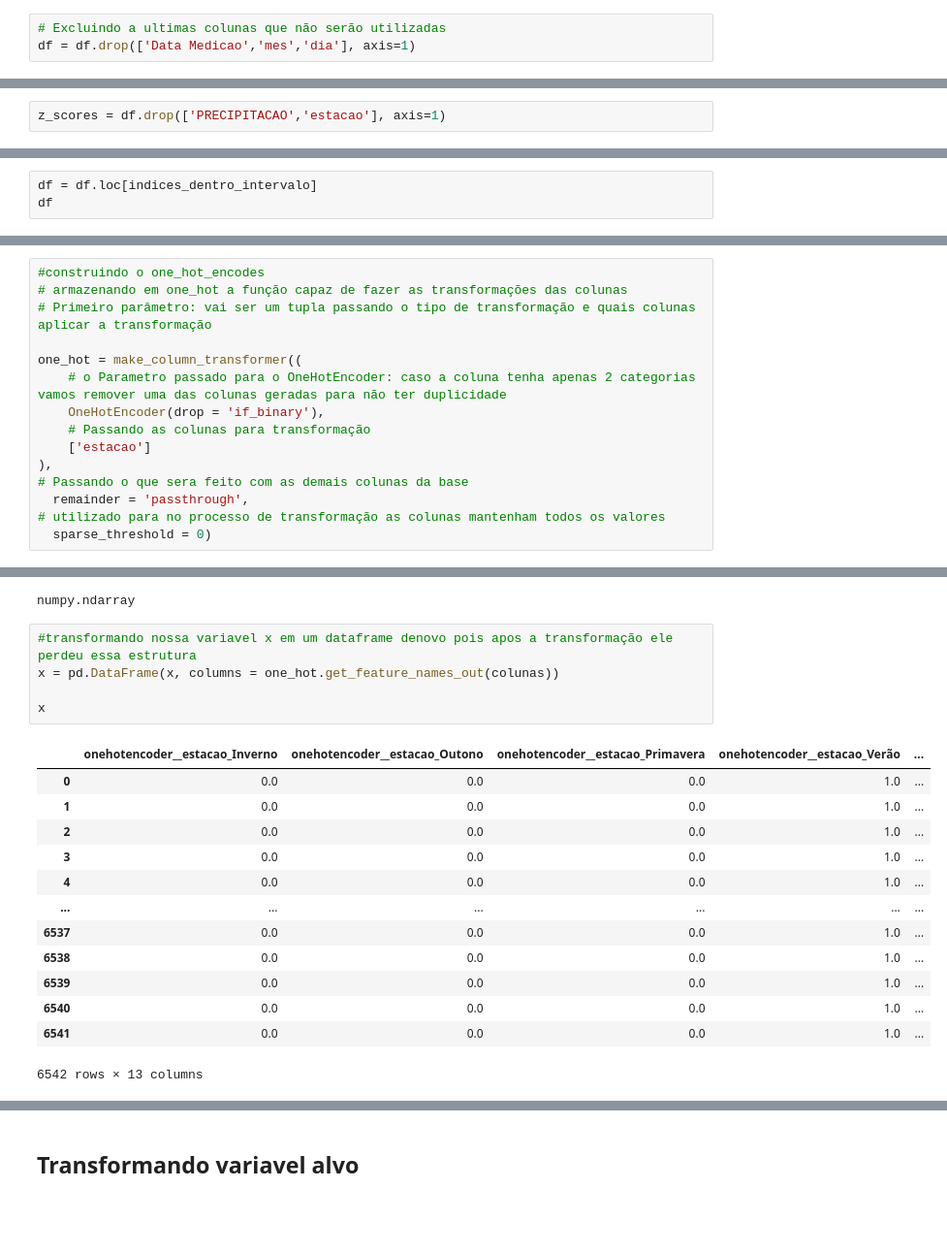
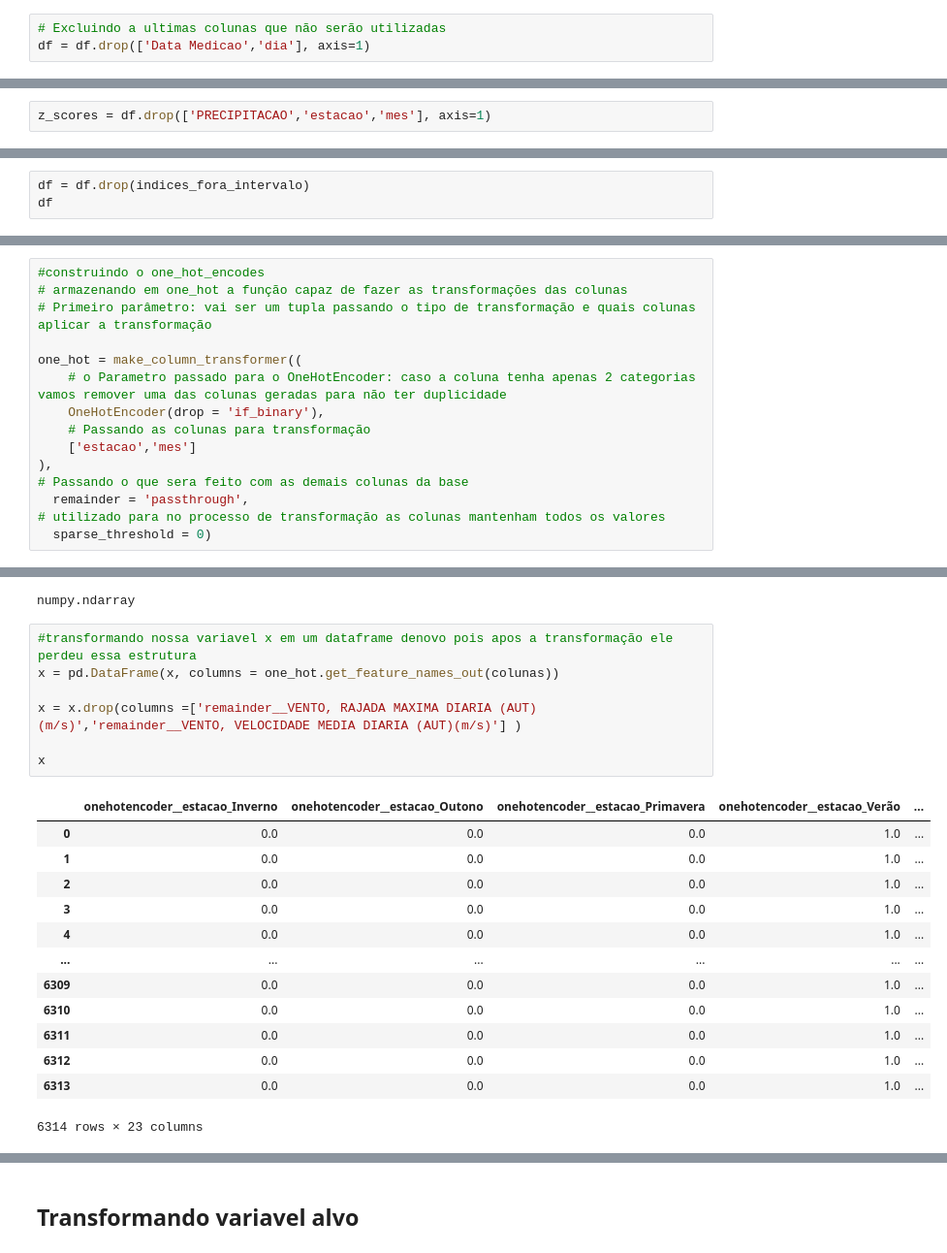
Before and after one commit to hyskoniho/classificacao-brasilia, a Jupyter notebook: Classificacao_brasilia.ipynb, the cells around one changed output, grey strips where cells are left out. Shown at 97% size. Drawn from its saved outputs; the diff is of its cells as text; blank space fills up the shorter version.

```diff
--- a/Classificacao_brasilia.ipynb
+++ b/Classificacao_brasilia.ipynb
@@ -147,7 +177,7 @@ df
 6542 rows × 14 columns
 # %%
 # Excluindo a ultimas colunas que não serão utilizadas
-df = df.drop(['Data Medicao','mes','dia'], axis=1)
+df = df.drop(['Data Medicao','dia'], axis=1)
 # %%
 df
 # %% [output]
@@ -242,5 +275,5 @@ df
 # %%
-z_scores = df.drop(['PRECIPITACAO','estacao'], axis=1)
+z_scores = df.drop(['PRECIPITACAO','estacao','mes'], axis=1)
 # %%
 z_scores
 # %% [output]
@@ -414,7 +461,7 @@ print(min(z_scores_df['PRESSAO ATMOSFERICA MEDIA DIARIA (AUT)(mB)']))
 # %% [markdown]
 ## Removendo os outlier dos dataframes originais com base nos indices encontrados
 # %%
-df = df.loc[indices_dentro_intervalo]
+df = df.drop(indices_fora_intervalo)
 df
 # %% [output]
 |  | PRECIPITACAO | PRESSAO ATMOSFERICA MEDIA DIARIA ... | TEMPERATURA DO PONTO DE ORVALHO M... | TEMPERATURA MAXIMA, DIARIA (AUT)(... | TEMPERATURA MEDIA, DIARIA (AUT)(Â°C) | ... |
@@ -856,7 +916,7 @@ one_hot = make_column_transformer((
     # o Parametro passado para o OneHotEncoder: caso a coluna tenha apenas 2 categorias vamos remover uma das colunas geradas para não ter duplicidade
     OneHotEncoder(drop = 'if_binary'),
     # Passando as colunas para transformação
-    ['estacao']
+    ['estacao','mes']
 ),
 # Passando o que sera feito com as demais colunas da base
   remainder = 'passthrough',
@@ -891,22 +957,24 @@ numpy.ndarray
 # %%
 #transformando nossa variavel x em um dataframe denovo pois apos a transformação ele perdeu essa estrutura
 x = pd.DataFrame(x, columns = one_hot.get_feature_names_out(colunas))
 
+x = x.drop(columns =['remainder__VENTO, RAJADA MAXIMA DIARIA (AUT)(m/s)','remainder__VENTO, VELOCIDADE MEDIA DIARIA (AUT)(m/s)'] )
+
 x
 # %% [output]
 |  | onehotencoder__estacao_Inverno | onehotencoder__estacao_Outono | onehotencoder__estacao_Primavera | onehotencoder__estacao_Verão | ... |
 | 0 | 0.0 | 0.0 | 0.0 | 1.0 | ... |
 | 1 | 0.0 | 0.0 | 0.0 | 1.0 | ... |
 | 2 | 0.0 | 0.0 | 0.0 | 1.0 | ... |
 | 3 | 0.0 | 0.0 | 0.0 | 1.0 | ... |
 | 4 | 0.0 | 0.0 | 0.0 | 1.0 | ... |
 | ... | ... | ... | ... | ... | ... |
-| 6537 | 0.0 | 0.0 | 0.0 | 1.0 | ... |
-| 6538 | 0.0 | 0.0 | 0.0 | 1.0 | ... |
-| 6539 | 0.0 | 0.0 | 0.0 | 1.0 | ... |
-| 6540 | 0.0 | 0.0 | 0.0 | 1.0 | ... |
-| 6541 | 0.0 | 0.0 | 0.0 | 1.0 | ... |
+| 6309 | 0.0 | 0.0 | 0.0 | 1.0 | ... |
+| 6310 | 0.0 | 0.0 | 0.0 | 1.0 | ... |
+| 6311 | 0.0 | 0.0 | 0.0 | 1.0 | ... |
+| 6312 | 0.0 | 0.0 | 0.0 | 1.0 | ... |
+| 6313 | 0.0 | 0.0 | 0.0 | 1.0 | ... |
-6542 rows × 13 columns
+6314 rows × 23 columns
 # %%
 #Visualização do DataFrame antigo para ver a diferença
 
```
Also changed, not shown: parts of 19 cells of this notebook.
